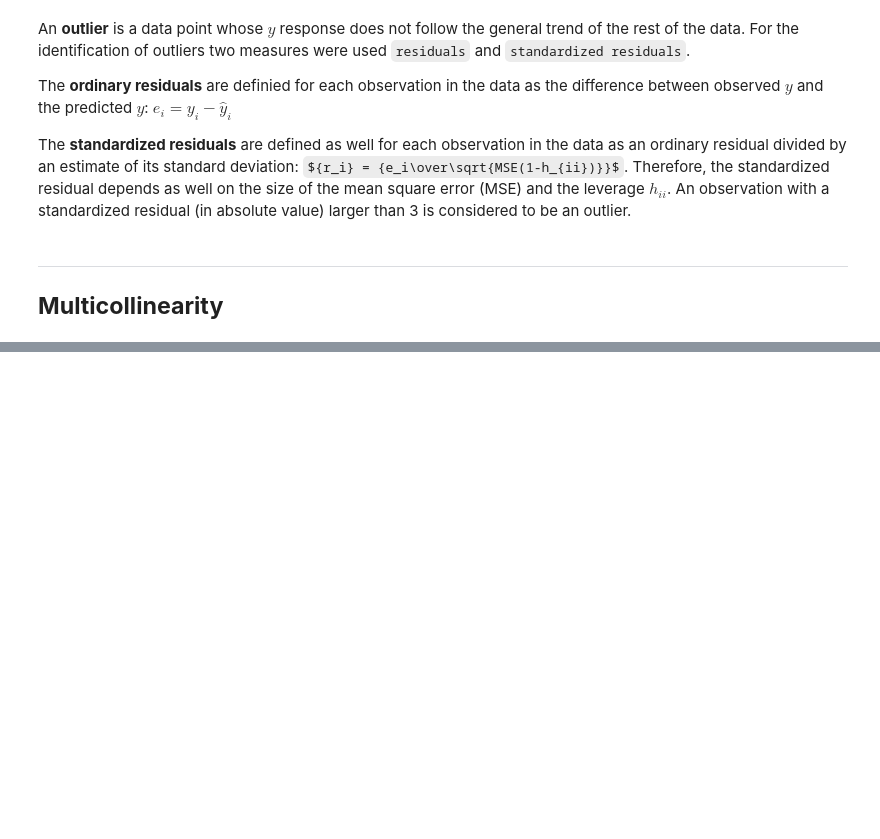
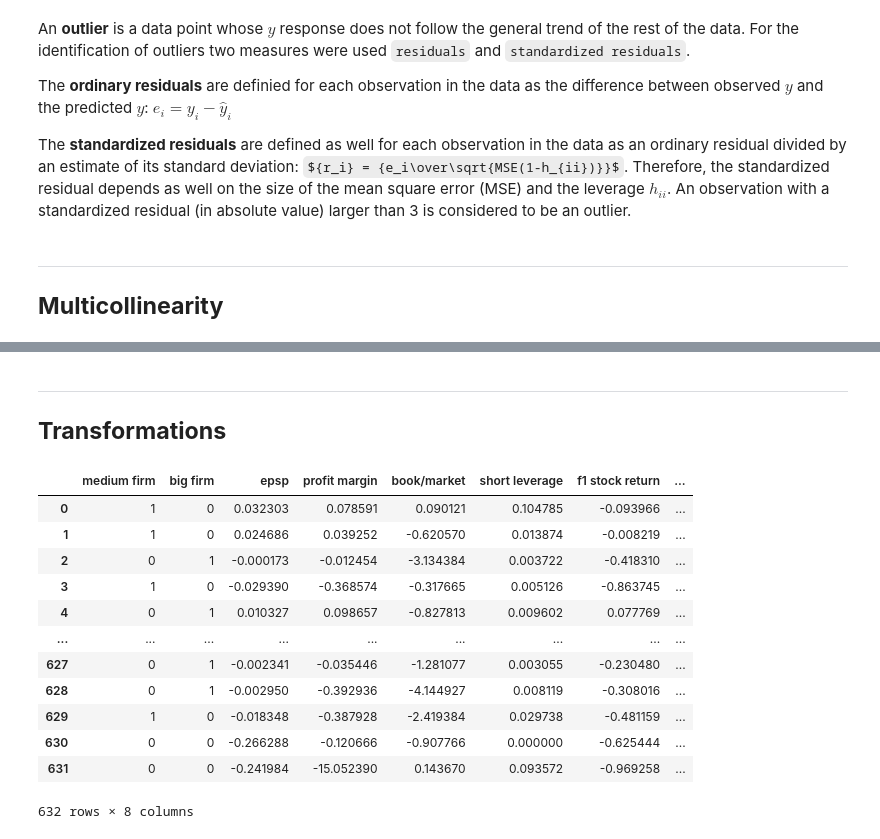
Before and after one commit to myrosandrade89/IA2_Module5, a Jupyter notebook: first_evidence/main.ipynb, the cells around one changed output, grey strips where cells are left out. Drawn from its saved outputs; the diff is of its cells as text; code cells hidden in the pictures; some formulas as TeX source; blank space fills up the shorter version.

```diff
--- a/first_evidence/main.ipynb
+++ b/first_evidence/main.ipynb
@@ -217,0 +218,18 @@ outliers
+# %%
+# Calculating the outliers
+def calculate_outliers(y_variables, y_predictions, mse):
+
+    # Calculating the residuals
+    residuals = y_variable - y_predictions
+
+    # Calculating the standardize residuals
+    standardize_residuals = residuals / np.sqrt(mse * (1 - leverages))
+    standardize_residuals = np.array(standardize_residuals)
+
+    # Storing outliers indexes in an array
+    outliers = np.nonzero(np.absolute(standardize_residuals) > 3)
+    return outliers
+# %%
+# Storing the outliers in an array
+outliers = calculate_outliers(y_variable, y_predictions, mse)
+outliers
@@ -226,0 +279,40 @@ The **standardized residuals** are defined as well for each observation in the d
+# %% [markdown]
+---
+## **Transformations**
+# %%
+def drop_outliers_unusualx(outliers, unusual_x, data):
+
+    # Dropping the intersection indexes of the arrays unusual_x and outliers from the data
+    while((outliers_unusualx:=np.intersect1d(unusual_x, outliers)).size > 0):
+
+        # Dropping the outliers and unusual_x
+        data = data.drop(outliers_unusualx, axis=0).reset_index(drop=True)
+
+        # Recalculating the variables for the outliers and unusual x
+        hat_matrix = calculate_hat_matrix(data)
+        unusual_x = calculate_unusual_x(calculate_leverages(hat_matrix))
+        y_variable = data['f1 stock return']
+        y_predictions = y_hat(hat_matrix, data['f1 stock return'])
+        outliers = calculate_outliers(y_variable, y_predictions, calculate_mse(y_variable, y_predictions))
+
+    # Once there a no more intersections, the outliers are dropped from the data
+    data = data.drop(np.asarray(outliers)[0], axis=0).reset_index(drop=True)
+
+    return data
+# %%
+x = drop_outliers_unusualx(outliers, unusual_x, x)
+x
+# %% [output]
+|  | medium firm | big firm | epsp | profit margin | book/market | short leverage | f1 stock return | ... |
+| 0 | 1 | 0 | 0.032303 | 0.078591 | 0.090121 | 0.104785 | -0.093966 | ... |
+| 1 | 1 | 0 | 0.024686 | 0.039252 | -0.620570 | 0.013874 | -0.008219 | ... |
+| 2 | 0 | 1 | -0.000173 | -0.012454 | -3.134384 | 0.003722 | -0.418310 | ... |
+| 3 | 1 | 0 | -0.029390 | -0.368574 | -0.317665 | 0.005126 | -0.863745 | ... |
+| 4 | 0 | 1 | 0.010327 | 0.098657 | -0.827813 | 0.009602 | 0.077769 | ... |
+| ... | ... | ... | ... | ... | ... | ... | ... | ... |
+| 627 | 0 | 1 | -0.002341 | -0.035446 | -1.281077 | 0.003055 | -0.230480 | ... |
+| 628 | 0 | 1 | -0.002950 | -0.392936 | -4.144927 | 0.008119 | -0.308016 | ... |
+| 629 | 1 | 0 | -0.018348 | -0.387928 | -2.419384 | 0.029738 | -0.481159 | ... |
+| 630 | 0 | 0 | -0.266288 | -0.120666 | -0.907766 | 0.000000 | -0.625444 | ... |
+| 631 | 0 | 0 | -0.241984 | -15.052390 | 0.143670 | 0.093572 | -0.969258 | ... |
+632 rows × 8 columns
```
Also changed, not shown: parts of 40 cells of this notebook, 1 other file.
